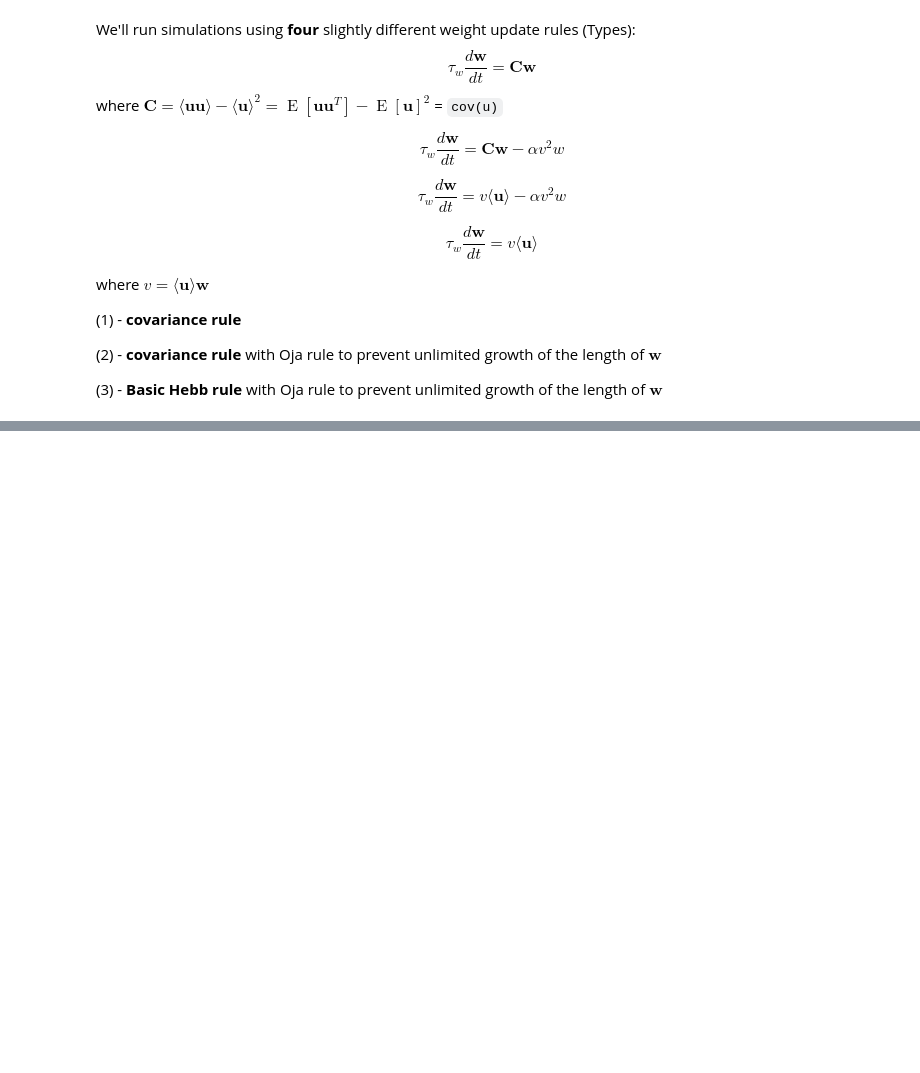
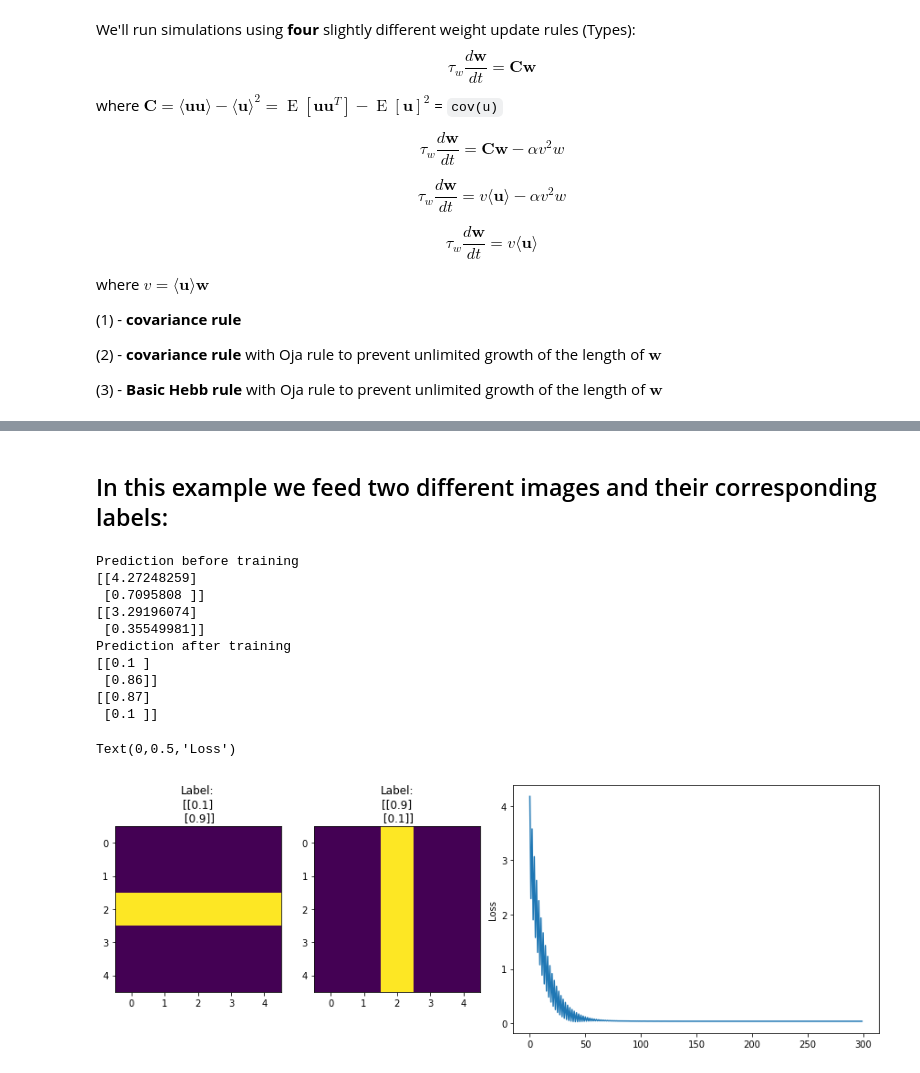
Before and after one commit to zardoz81/TUTORIALS, a Jupyter notebook: Synaptic Plasticity Rules - Dayan Abbott.ipynb, the cells around one changed output, grey strips where cells are left out. Saved outputs shown, nothing was run; the diff lists cells and outputs as text; code cells hidden in the pictures; blank space fills up the shorter version.

```diff
--- a/Synaptic Plasticity Rules - Dayan Abbott.ipynb
+++ b/Synaptic Plasticity Rules - Dayan Abbott.ipynb
@@ -236,0 +341,53 @@ run_sim(T, t, dt, alpha, tau_w, batch, cov, w, Type=4)
+# %% [markdown]
+## In this example we feed two different images and their corresponding labels:
+# %%
+loss = []
+u1 = np.zeros((5,5))
+u1[2,:] = 1
+u2 = np.zeros((5,5))
+u2[:,2] = 1
+u = [u1, u2]
+
+W = np.random.randn(u[0].flatten().shape[0],2)
+v_1 = np.array([0.1, 0.9]).reshape(2,1)
+v_2 = np.array([0.9, 0.1]).reshape(2,1)
+v_ = [v_1, v_2]
+
+plt.figure(figsize=(15,5))
+plt.subplot(1,4,1)
+plt.title('Label:\n'+ str(v_[0]))
+plt.imshow(u1)
+plt.subplot(1,4,2)
+plt.imshow(u2)
+plt.title('Label:\n'+ str(v_[1]))
+
+print('Prediction before training')
+print(np.dot(W.T, u[0].reshape(-1,1)))
+print(np.dot(W.T, u[1].reshape(-1,1)))
+
+for i in range(300):
+    v = np.dot(W.T, u[i%2].reshape(-1,1))
+    dW = (np.dot(v_[i%2] - v, u[i%2].reshape(1,-1)) - alpha * W.T)/tau_w*dt
+#     dW = (np.dot(v_[i%2] - v, u[i%2].reshape(1,-1)))/tau_w*dt
+    loss.append(np.linalg.norm(v_[i%2] - v))
+    W += dW.T
+
+print('Prediction after training')
+print(np.round(np.dot(W.T, u[0].reshape(-1,1)), 2))
+print(np.round(np.dot(W.T, u[1].reshape(-1,1)), 2))
+plt.subplot(1,4,(3,4))
+plt.plot(loss)
+plt.ylabel('Loss')
+# %% [output]
+Prediction before training
+[[4.27248259]
+ [0.7095808 ]]
+[[3.29196074]
+ [0.35549981]]
+Prediction after training
+[[0.1 ]
+ [0.86]]
+[[0.87]
+ [0.1 ]]
+Text(0,0.5,'Loss')
+[figure, added]
```
Also changed, not shown: parts of 11 cells of this notebook.
